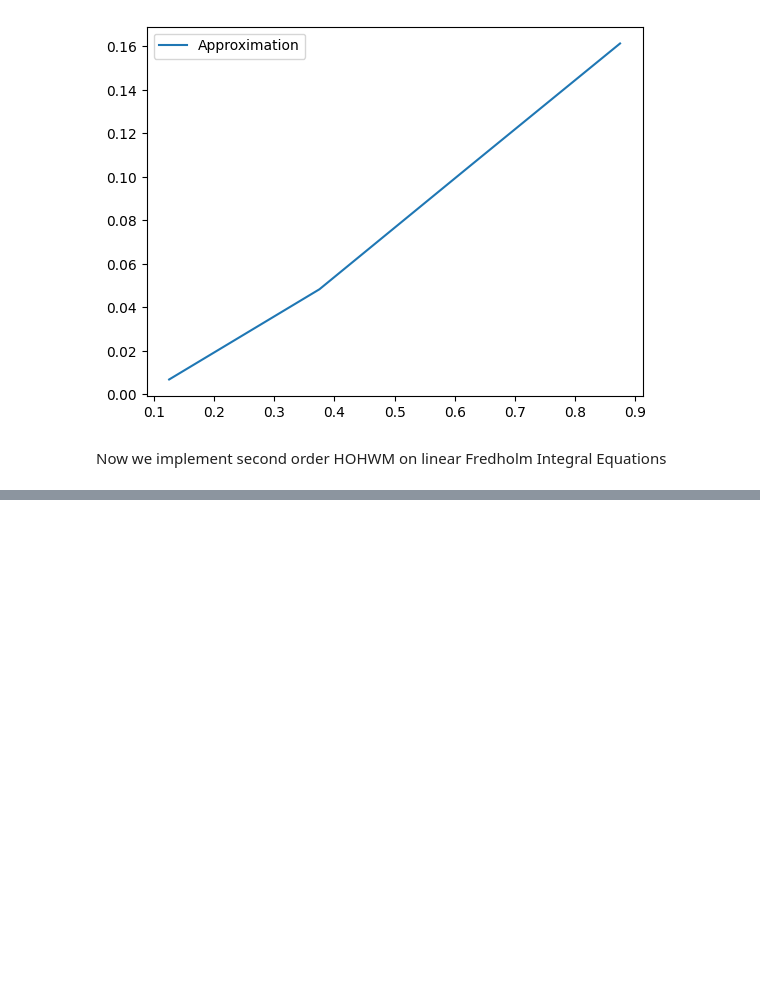
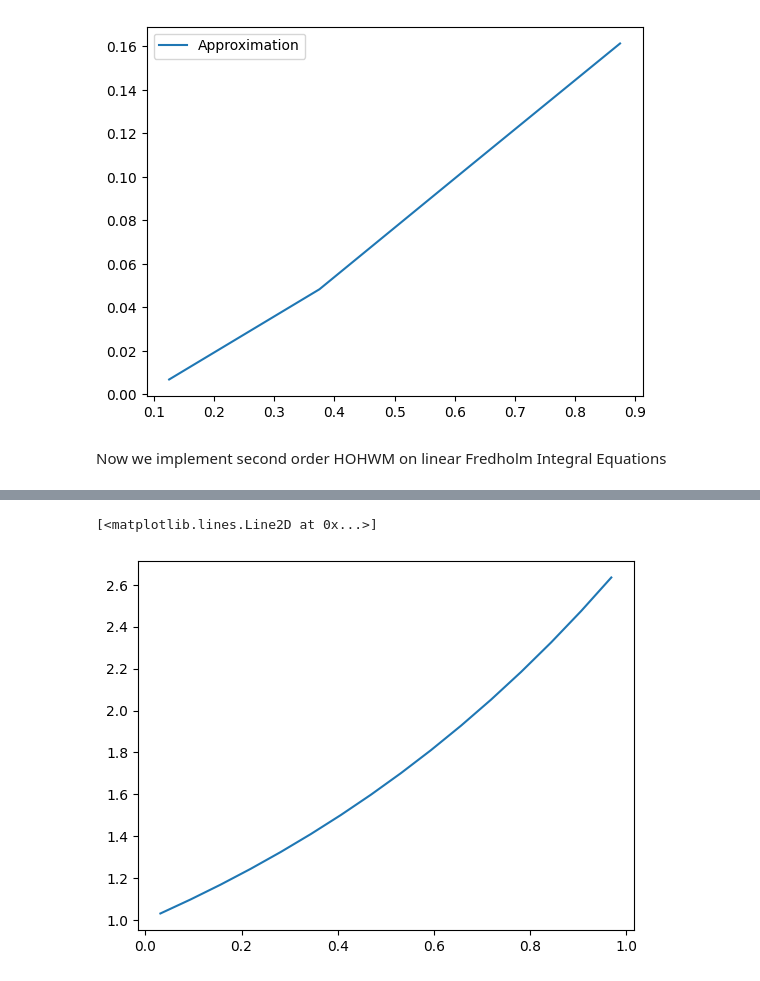
Before and after one commit to kabio05/HOHWM_Integral_Equations, a Jupyter notebook: HOHWM_1.ipynb, the cells around one changed output, grey strips where cells are left out. Drawn from its saved outputs; the diff is of its cells as text; code cells hidden in the pictures; blank space fills up the shorter version.

```diff
--- a/HOHWM_1.ipynb
+++ b/HOHWM_1.ipynb
@@ -478,0 +475,15 @@ ValueError: operands could not be broadcast together with shapes (16,16) (16,256
+# %%
+coef_haar = np.linalg.solve(LHS_ls, RHS_ls)
+# %%
+# form the result of the approximation
+u_haar_approx = np.zeros(N)
+for k in range(N):
+    u_haar_approx += coef_haar[k] * haar_int_2(x, k + 1)
+C1 = 1 / S_8 * (A + np.dot(coef_haar, V_E))
+C2 = 1 / S_8 * (D - np.dot(coef_haar, V_F))
+u_haar_approx += C1 + C2 * x
+# %%
+plt.plot(x, u_haar_approx, label='Approximation')
+# %% [output]
+[<matplotlib.lines.Line2D at 0x...>]
+[figure, added]
```
Also changed, not shown: parts of 3 cells of this notebook.
